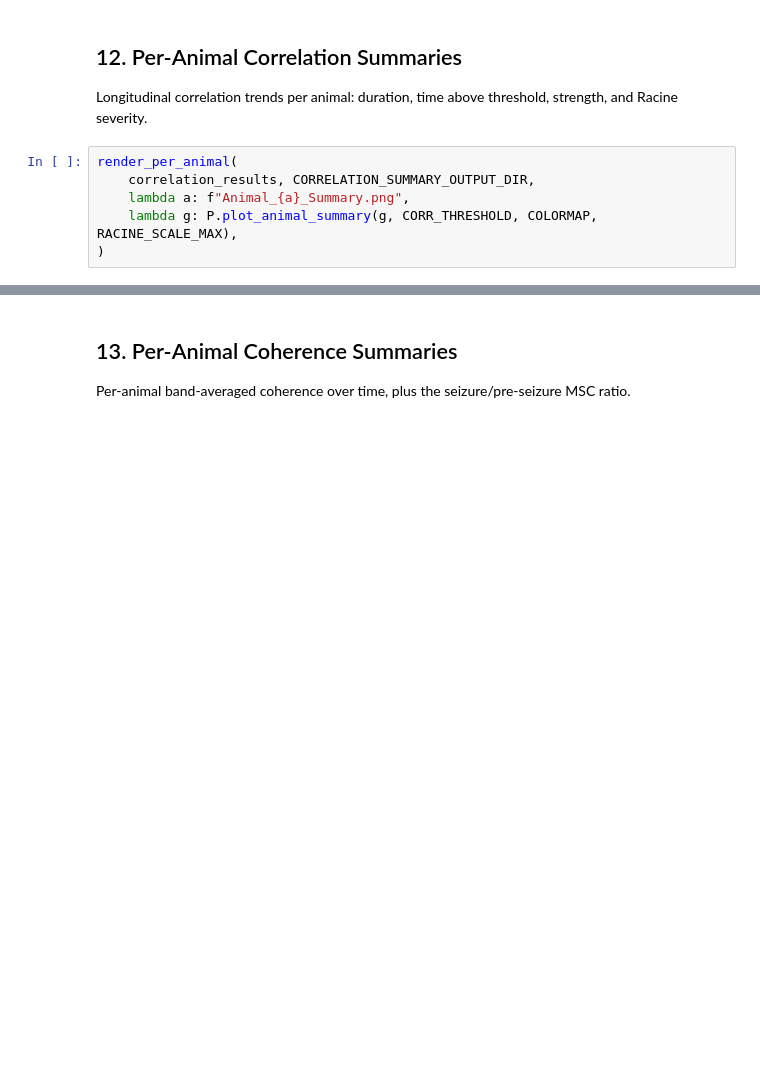
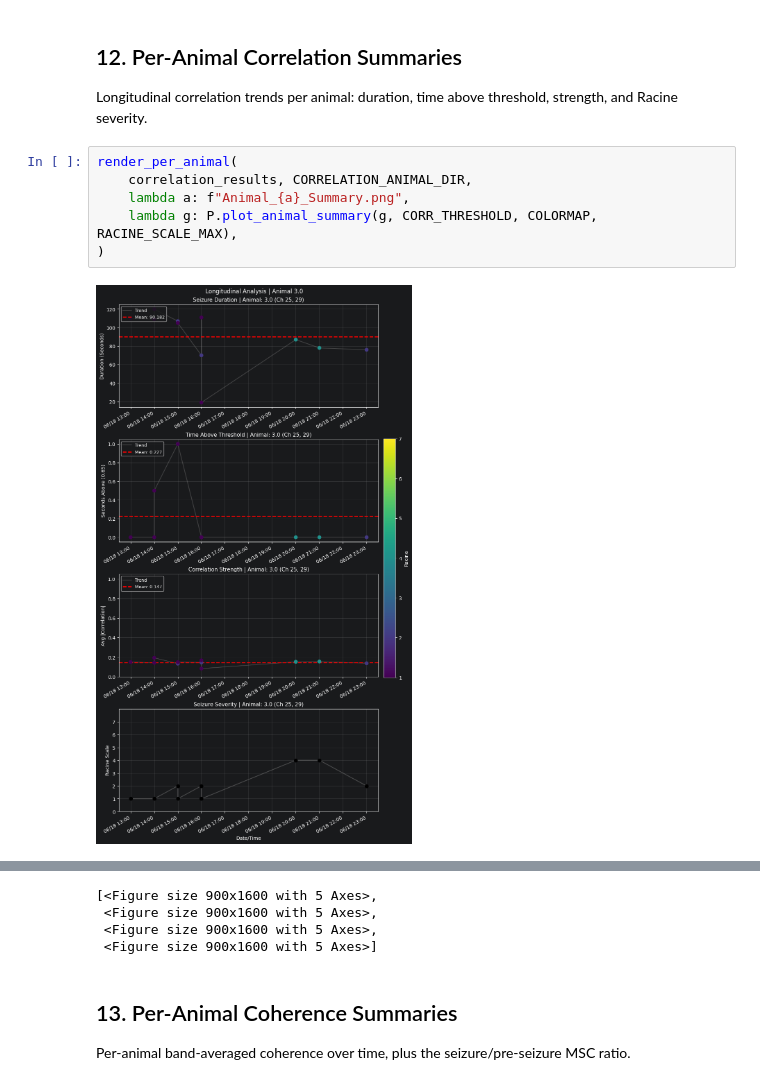
Before and after one commit to olmsteadv5/epileptogenesis-analysis, a Jupyter notebook: main.ipynb, the cells around one changed output, grey strips where cells are left out. Saved outputs shown, nothing was run; the diff lists cells and outputs as text; blank space fills up the shorter version.

```diff
--- a/main.ipynb
+++ b/main.ipynb
@@ -422,7 +464,9 @@ display(coherence_results)
 Longitudinal correlation trends per animal: duration, time above threshold, strength, and Racine severity.
 # %%
 render_per_animal(
-    correlation_results, CORRELATION_SUMMARY_OUTPUT_DIR,
+    correlation_results, CORRELATION_ANIMAL_DIR,
     lambda a: f"Animal_{a}_Summary.png",
     lambda g: P.plot_animal_summary(g, CORR_THRESHOLD, COLORMAP, RACINE_SCALE_MAX),
 )
+# %% [output]
+[figure, added]
@@ -429,3 +476,7 @@ render_per_animal(
+[<Figure size 900x1600 with 5 Axes>,
+ <Figure size 900x1600 with 5 Axes>,
+ <Figure size 900x1600 with 5 Axes>,
+ <Figure size 900x1600 with 5 Axes>]
 # %% [markdown]
 ## 13. Per-Animal Coherence Summaries
 
```
Also changed, not shown: parts of 18 cells of this notebook, 4 other files.
